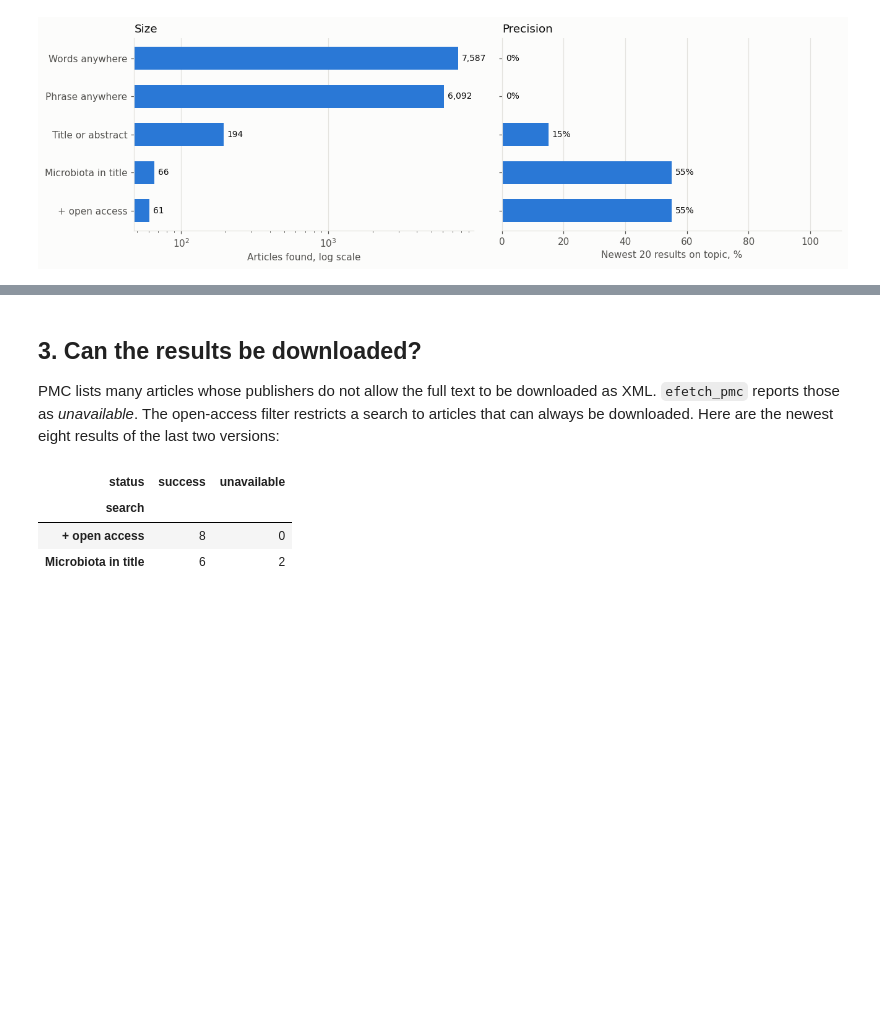
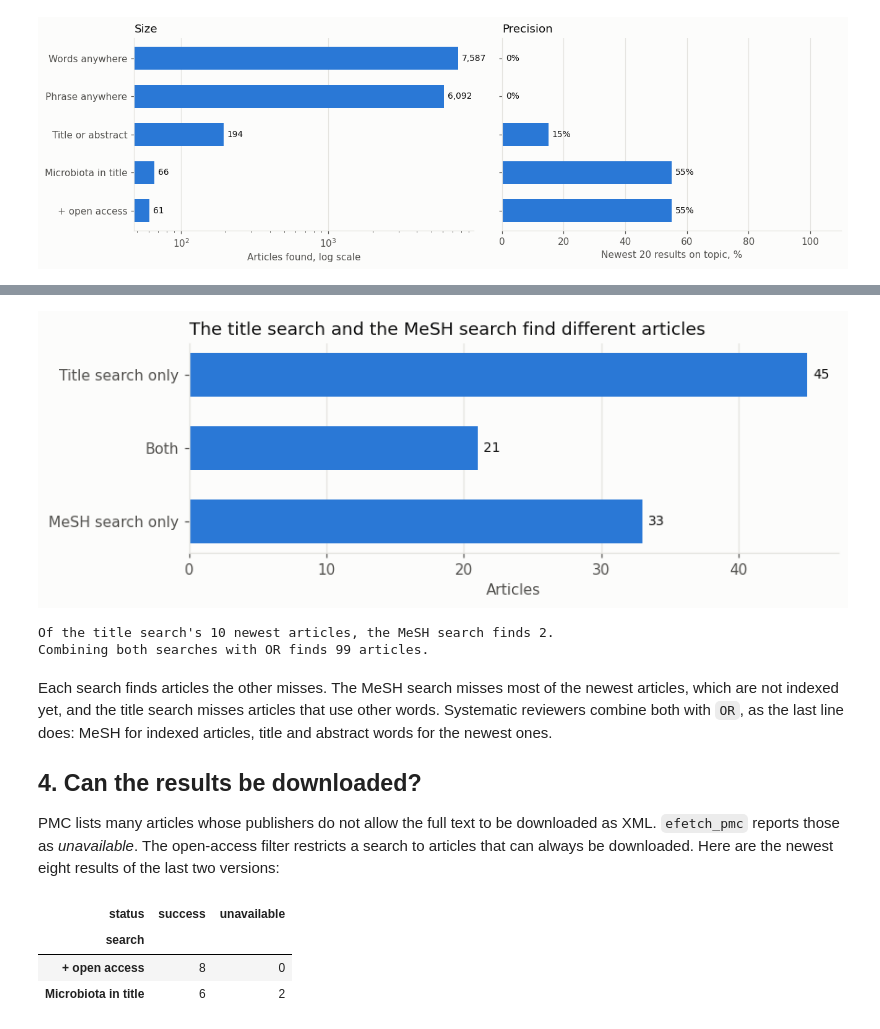
Before and after one commit to melhzy/pubmed-stream, a Jupyter notebook: tutorials/02_search_strategies.ipynb, the cells around one changed output, grey strips where cells are left out. Cells and saved outputs as stored; diff of their text form; code cells hidden in the pictures; blank space fills up the shorter version.

```diff
--- a/tutorials/02_search_strategies.ipynb
+++ b/tutorials/02_search_strategies.ipynb
@@ -13 +21,14 @@ It uses the low-level building blocks, `esearch_pmc` and `efetch_pmc`, plus one
+# %%
+# Five versions of one question, from loose to strict; each adds one restriction
+VARIANTS = {
+    "Words anywhere": "gut microbiome frailty",
+    "Phrase anywhere": '"gut microbiome" AND frailty',
+    "Title or abstract": '("gut microbiome"[Title/Abstract] OR "gut microbiota"[Title/Abstract]) AND frailty[Title/Abstract]',
+    "Microbiota in title": '"gut microbiota"[Title] AND frailty[Title/Abstract]',
+    "+ open access": '"gut microbiota"[Title] AND frailty[Title/Abstract] AND "open access"[filter]',
+}
+ON_TOPIC = [r"microbio|gut flora", r"frail"]   # a relevant title matches every one of these patterns
+SAMPLE = 20    # how many of the newest results to check for precision
+MESH_QUERY = '"gastrointestinal microbiome"[mh] AND frailty[mh]'   # the same question in MeSH terms
+NCBI_API_KEY = ""   # optional: paste your free NCBI key between the quotes to run about three times faster
 # %%
@@ -117,5 +146,32 @@ plt.show()
+# %%
+title_query = VARIANTS["Microbiota in title"]
+title_ids, _ = esearch_pmc(title_query, 1000, API_KEY, session, limiter)
+mesh_ids, _ = esearch_pmc(MESH_QUERY, 1000, API_KEY, session, limiter)
+_, either_total = esearch_pmc(f"({title_query}) OR ({MESH_QUERY})", 1, API_KEY, session, limiter)
+
+both = set(title_ids) & set(mesh_ids)
+overlap = {"Title search only": len(set(title_ids) - both), "Both": len(both),
+           "MeSH search only": len(set(mesh_ids) - both)}
+
+fig, ax = plt.subplots(figsize=(8, 2.6))
+bars = ax.barh(list(overlap)[::-1], list(overlap.values())[::-1], color=tu.BLUE, height=0.6)
+tu.bar_labels(ax, bars, horizontal=True, zero=True)
+tu.gridlines(ax, "x")
+ax.set_xlabel("Articles")
+ax.set_title("The title search and the MeSH search find different articles")
+plt.show()
+
+newest = title_ids[:10]
+print(f"Of the title search's 10 newest articles, the MeSH search finds {sum(i in both for i in newest)}.")
+print(f"Combining both searches with OR finds {either_total:,} articles.")
+# %% [output]
+[figure, added]
+Of the title search's 10 newest articles, the MeSH search finds 2.
+Combining both searches with OR finds 99 articles.
 # %% [markdown]
-## 3. Can the results be downloaded?
+Each search finds articles the other misses. The MeSH search misses most of the newest articles, which are not indexed yet, and the title search misses articles that use other words. Systematic reviewers combine both with `OR`, as the last line does: MeSH for indexed articles, title and abstract words for the newest ones.
+
+## 4. Can the results be downloaded?
 
 PMC lists many articles whose publishers do not allow the full text to be downloaded as XML. `efetch_pmc` reports those as *unavailable*. The open-access filter restricts a search to articles that can always be downloaded. Here are the newest eight results of the last two versions:
 # %%
```
Also changed, not shown: parts of 9 cells of this notebook, 15 other files.
